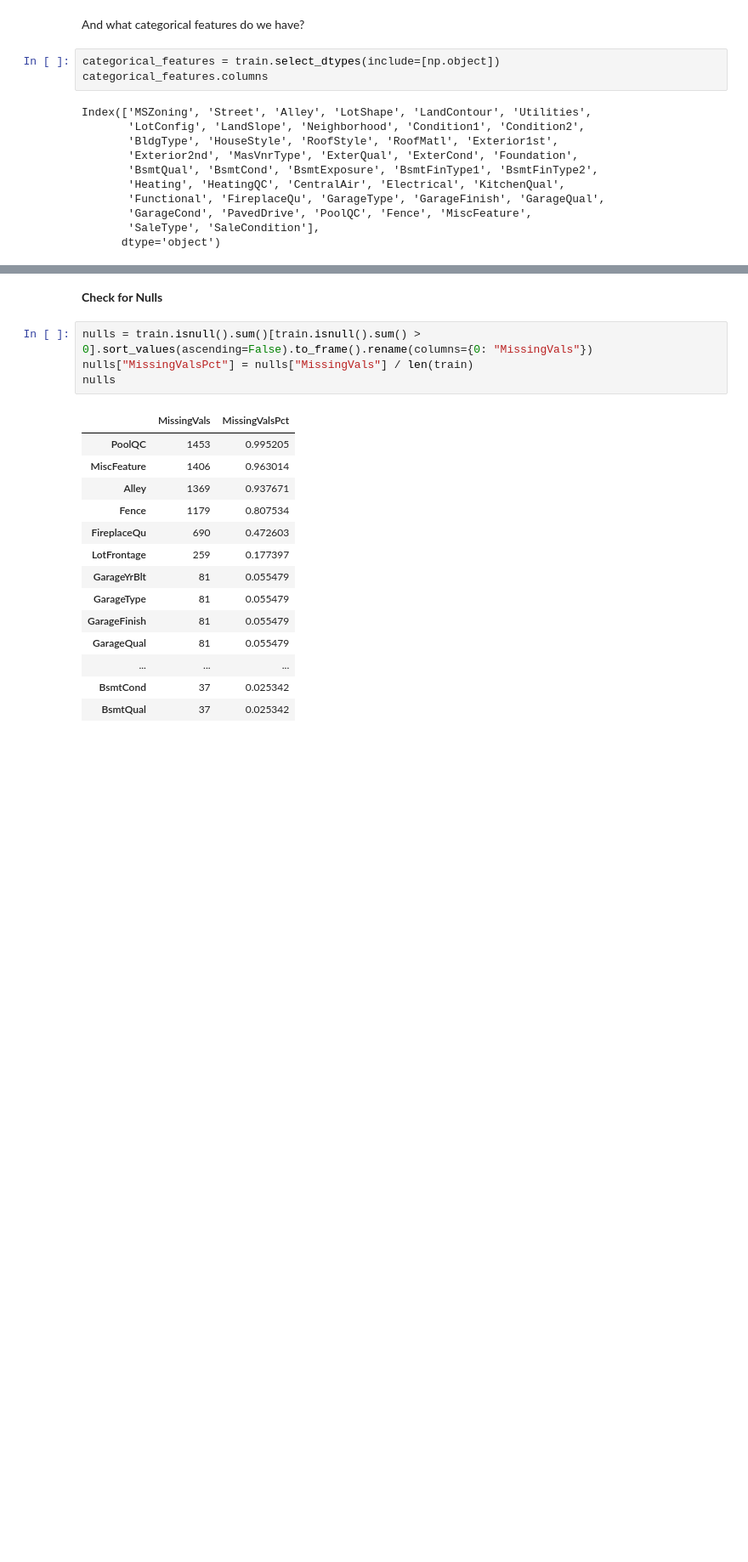
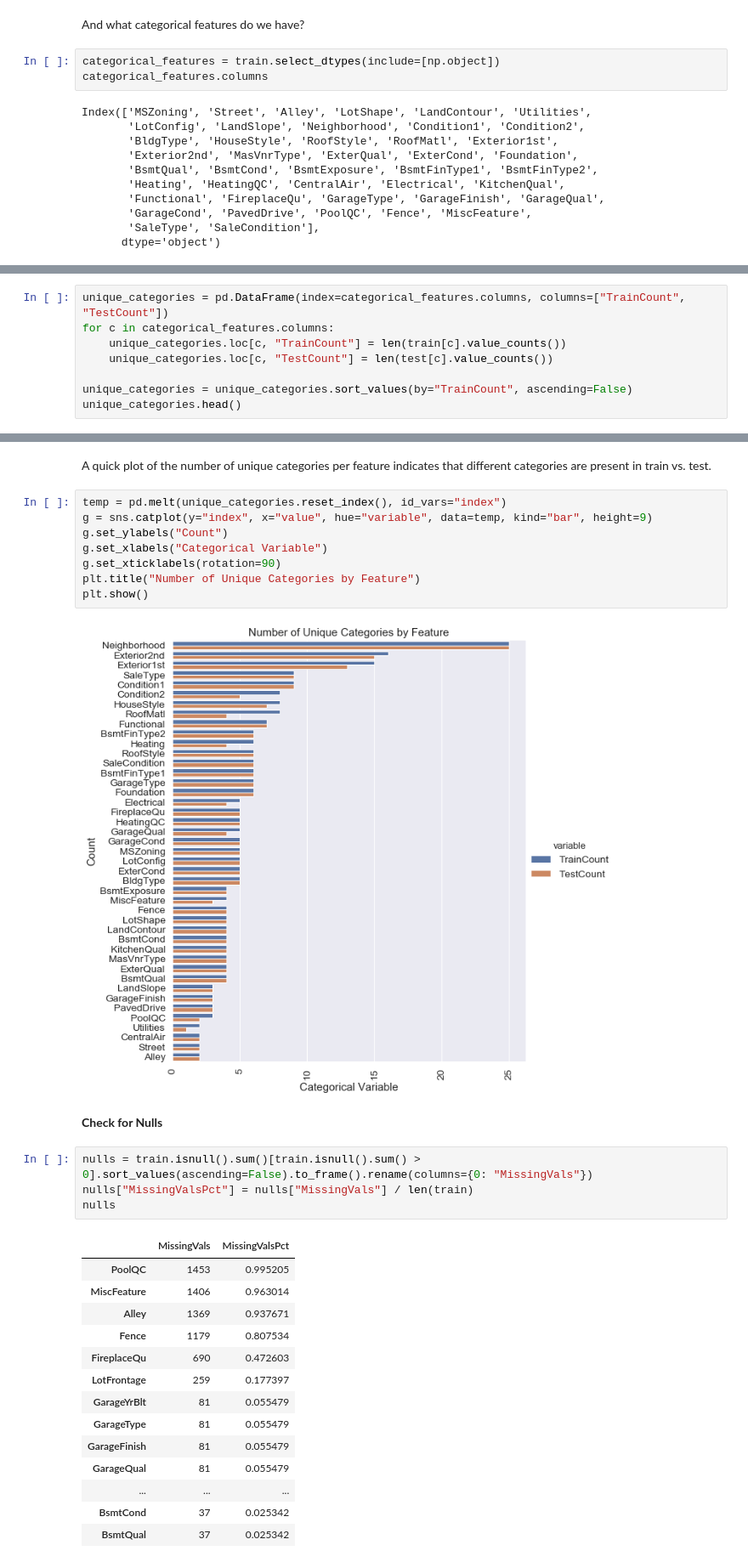
Before and after one commit to amypeniston/kaggle-competitions, a Jupyter notebook: house-prices/1_EDA.ipynb, the cells around one changed output, grey strips where cells are left out. Shown at 85% size. Drawn from its saved outputs; the diff is of its cells as text; blank space fills up the shorter version.

```diff
--- a/house-prices/1_EDA.ipynb
+++ b/house-prices/1_EDA.ipynb
@@ -105,0 +110,8 @@ Index(['MSZoning', 'Street', 'Alley', 'LotShape', 'LandContour', 'Utilities',
+# %%
+unique_categories = pd.DataFrame(index=categorical_features.columns, columns=["TrainCount", "TestCount"])
+for c in categorical_features.columns:
+    unique_categories.loc[c, "TrainCount"] = len(train[c].value_counts())
+    unique_categories.loc[c, "TestCount"] = len(test[c].value_counts())
+
+unique_categories = unique_categories.sort_values(by="TrainCount", ascending=False)
+unique_categories.head()
@@ -106,3 +125,15 @@ Index(['MSZoning', 'Street', 'Alley', 'LotShape', 'LandContour', 'Utilities',
+# %% [markdown]
+A quick plot of the number of unique categories per feature indicates that different categories are present in train vs. test.
+# %%
+temp = pd.melt(unique_categories.reset_index(), id_vars="index")
+g = sns.catplot(y="index", x="value", hue="variable", data=temp, kind="bar", height=9)
+g.set_ylabels("Count")
+g.set_xlabels("Categorical Variable")
+g.set_xticklabels(rotation=90)
+plt.title("Number of Unique Categories by Feature")
+plt.show()
+# %% [output]
+[figure, added]
 # %% [markdown]
 **Check for Nulls**
 # %%
```
Also changed, not shown: parts of 22 cells of this notebook.
